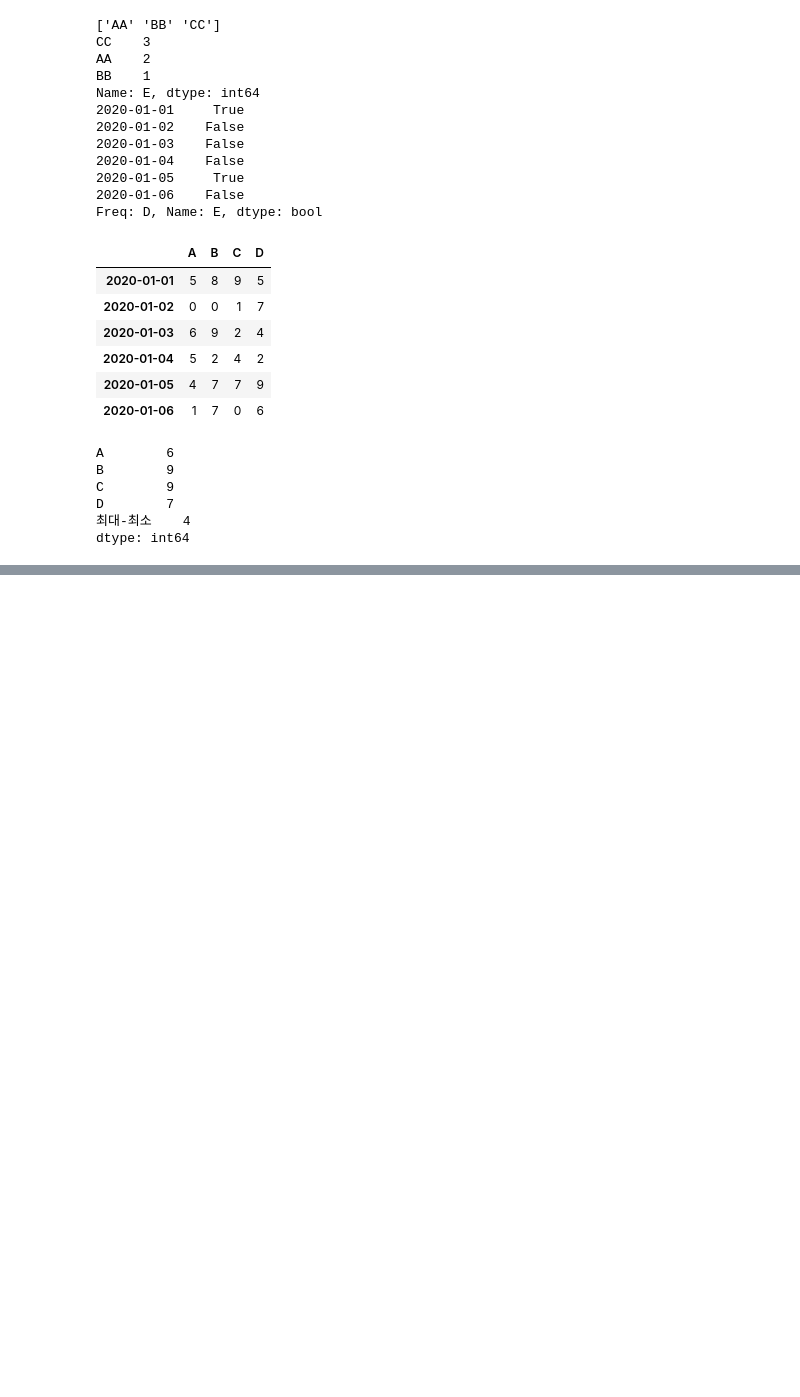
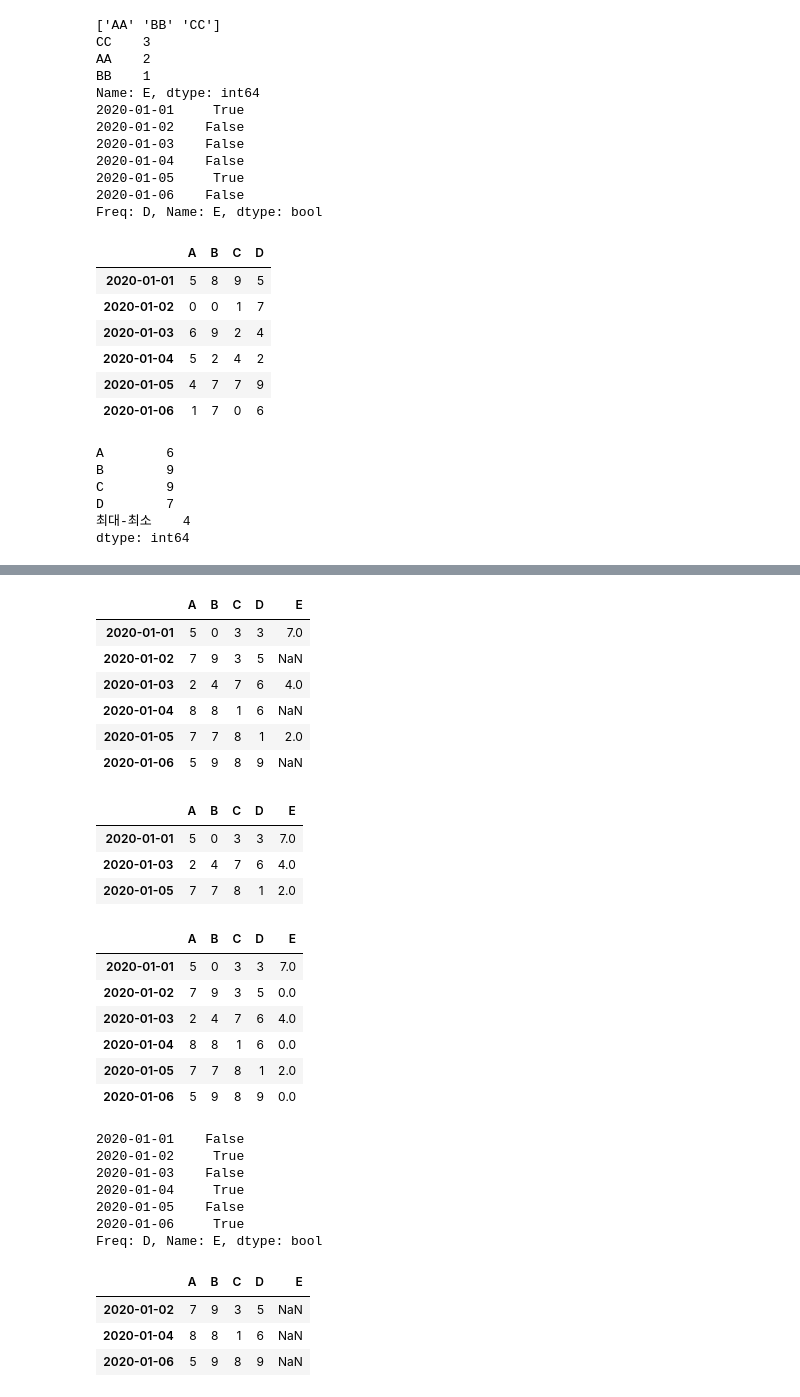
Before and after one commit to sehun4239/Data-analysis-Machine-Learning-Basic, a Jupyter notebook: 02.pandas.ipynb, the cells around one changed output, grey strips where cells are left out. Cells and saved outputs as stored; diff of their text form; code cells hidden in the pictures; blank space fills up the shorter version.

Commit message:
pandas end

```diff
--- a/02.pandas.ipynb
+++ b/02.pandas.ipynb
@@ -1401,0 +1628,76 @@ dtype: int64
+# %%
+# DataFrame 생성
+
+# random seed 고정
+# 0 이상 10 미만의 정수형 난수를 균등분포로 추출해서
+# 6행 4열짜리 DataFrame을 생성
+# index와 column은 따로 지정하지 않을거다.
+
+# colum: 'A','B','C','D'
+# index : 날짜를 이용, 2020-01-01 부터 1일씩 증가
+
+# NaN값을 포함하는 새로운 column 'E'를 추가
+# 'E' column : [7, np.nan, 4, np.nan, 2, np.nan]
+
+# 일반적으로 NaN을 결측치라고 한다. 결측치가 들어가 있는 행을 지울지 말지를
+# 고려해봐야한다.
+# 결측치가 몇 개 안된다면 삭제하는 것이 좋을 수 있다.
+# 다만 결측치가 많을 경우 데이터가 많이 사라지기 때문에 좋지 않다.
+# 따라서 일반적으로 이 결측치를 다른 값으로 대체해서 사용한다.
+# mean, max,min 등등 방법을 이용해서 대체한다.
+
+import numpy as np
+import pandas as pd
+
+np.random.seed(0)
+df = pd.DataFrame(np.random.randint(0, 10, (6,4),))
+
+df.index = pd.date_range('20200101', '20200106')
+df.columns = ['A','B','C','D']
+
+df['E'] = [7, np.nan, 4, np.nan, 2, np.nan]
+
+# 결측치 제거
+new_df = df.dropna(how='any', inplace=False)  # (how='any') => NaN이 하나라도 행에 포함되어 있으면 행 삭제
+                      # (how='all') => 행의 모든 열이 NaN인 경우 행 삭제
+# 결측치를 다른 값으로 대체
+new_df2 = df.fillna(value=0)
+
+display(df)
+display(new_df)
+display(new_df2)
+
+# 결측치 있는 행을 골라서 추출
+my_mask = df['E'].isnull()  # boolean mask
+
+df.loc[my_mask]     # mask에 대한 행만 뽑음 (True인)
+# %% [output]
+|  | A | B | C | D | E |
+| 2020-01-01 | 5 | 0 | 3 | 3 | 7.0 |
+| 2020-01-02 | 7 | 9 | 3 | 5 | NaN |
+| 2020-01-03 | 2 | 4 | 7 | 6 | 4.0 |
+| 2020-01-04 | 8 | 8 | 1 | 6 | NaN |
+| 2020-01-05 | 7 | 7 | 8 | 1 | 2.0 |
+| 2020-01-06 | 5 | 9 | 8 | 9 | NaN |
+|  | A | B | C | D | E |
+| 2020-01-01 | 5 | 0 | 3 | 3 | 7.0 |
+| 2020-01-03 | 2 | 4 | 7 | 6 | 4.0 |
+| 2020-01-05 | 7 | 7 | 8 | 1 | 2.0 |
+|  | A | B | C | D | E |
+| 2020-01-01 | 5 | 0 | 3 | 3 | 7.0 |
+| 2020-01-02 | 7 | 9 | 3 | 5 | 0.0 |
+| 2020-01-03 | 2 | 4 | 7 | 6 | 4.0 |
+| 2020-01-04 | 8 | 8 | 1 | 6 | 0.0 |
+| 2020-01-05 | 7 | 7 | 8 | 1 | 2.0 |
+| 2020-01-06 | 5 | 9 | 8 | 9 | 0.0 |
+2020-01-01    False
+2020-01-02     True
+2020-01-03    False
+2020-01-04     True
+2020-01-05    False
+2020-01-06     True
+Freq: D, Name: E, dtype: bool
+|  | A | B | C | D | E |
+| 2020-01-02 | 7 | 9 | 3 | 5 | NaN |
+| 2020-01-04 | 8 | 8 | 1 | 6 | NaN |
+| 2020-01-06 | 5 | 9 | 8 | 9 | NaN |
```
Also changed, not shown: parts of 12 cells of this notebook, 2 other files.
